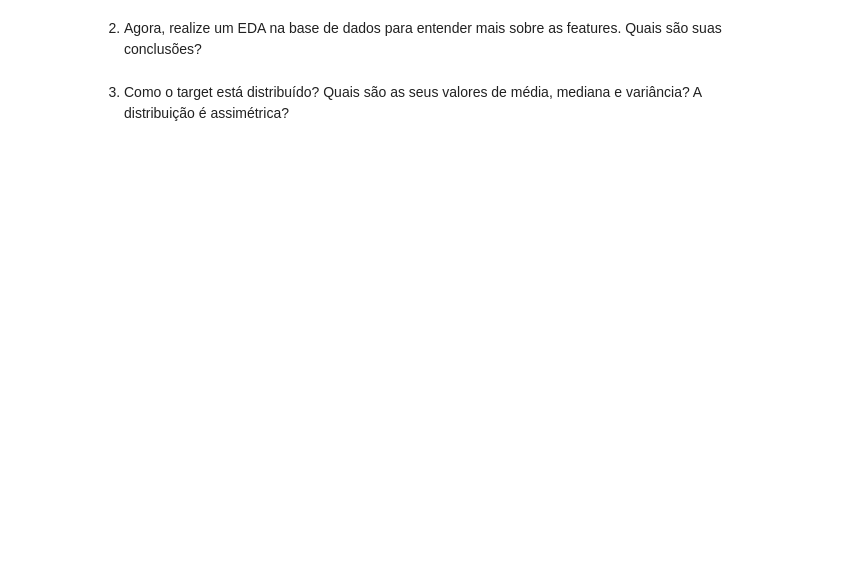
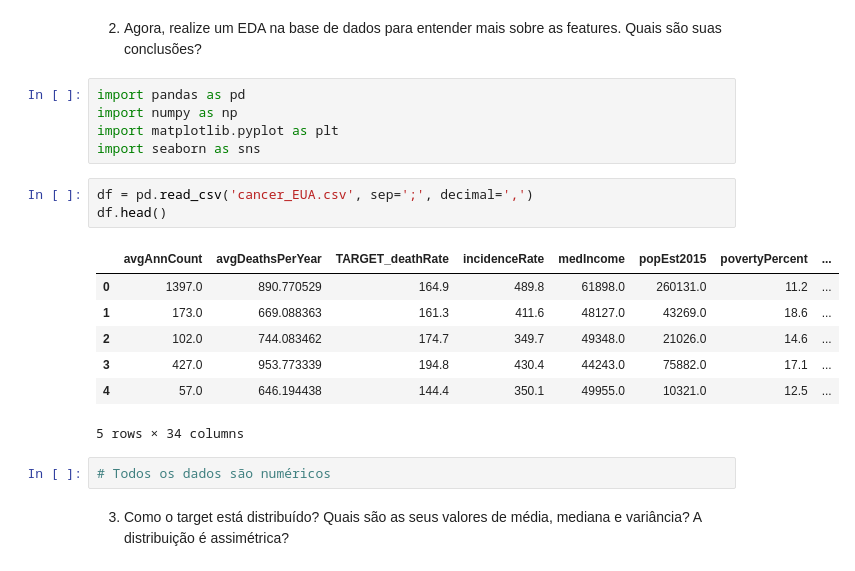
Before and after one commit to joaopasini/letscode_repository, a Jupyter notebook: Módulo 8 - Estatística II/João_Gobbo_projeto_estatistica_II_parteI.ipynb, the cells around one changed output. Drawn from its saved outputs; the diff is of its cells as text; blank space fills up the shorter version.

```diff
--- a/Módulo 8 - Estatística II/João_Gobbo_projeto_estatistica_II_parteI.ipynb
+++ b/Módulo 8 - Estatística II/João_Gobbo_projeto_estatistica_II_parteI.ipynb
@@ -92,4 +97,22 @@ O objetivo da primeira parte do projeto é criar um modelo linear para prever o
 # %% [markdown]
 2. Agora, realize um EDA na base de dados para entender mais sobre as features. Quais são suas conclusões?
+# %%
+import pandas as pd
+import numpy as np
+import matplotlib.pyplot as plt
+import seaborn as sns
+# %%
+df = pd.read_csv('cancer_EUA.csv', sep=';', decimal=',')
+df.head()
+# %% [output]
+|  | avgAnnCount | avgDeathsPerYear | TARGET_deathRate | incidenceRate | medIncome | popEst2015 | povertyPercent | ... |
+| 0 | 1397.0 | 890.770529 | 164.9 | 489.8 | 61898.0 | 260131.0 | 11.2 | ... |
+| 1 | 173.0 | 669.088363 | 161.3 | 411.6 | 48127.0 | 43269.0 | 18.6 | ... |
+| 2 | 102.0 | 744.083462 | 174.7 | 349.7 | 49348.0 | 21026.0 | 14.6 | ... |
+| 3 | 427.0 | 953.773339 | 194.8 | 430.4 | 44243.0 | 75882.0 | 17.1 | ... |
+| 4 | 57.0 | 646.194438 | 144.4 | 350.1 | 49955.0 | 10321.0 | 12.5 | ... |
+5 rows × 34 columns
+# %%
+# Todos os dados são numéricos
 # %% [markdown]
 3. Como o target está distribuído? Quais são as seus valores de média, mediana e variância? A distribuição é assimétrica?
```
Also changed, not shown: parts of 9 cells of this notebook, 3 other files.
